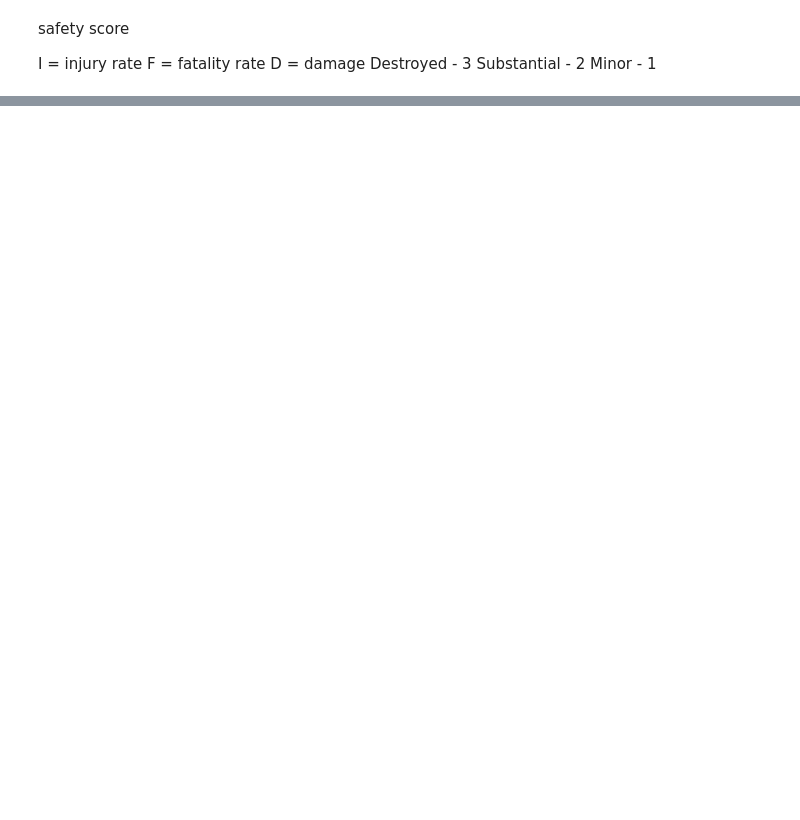
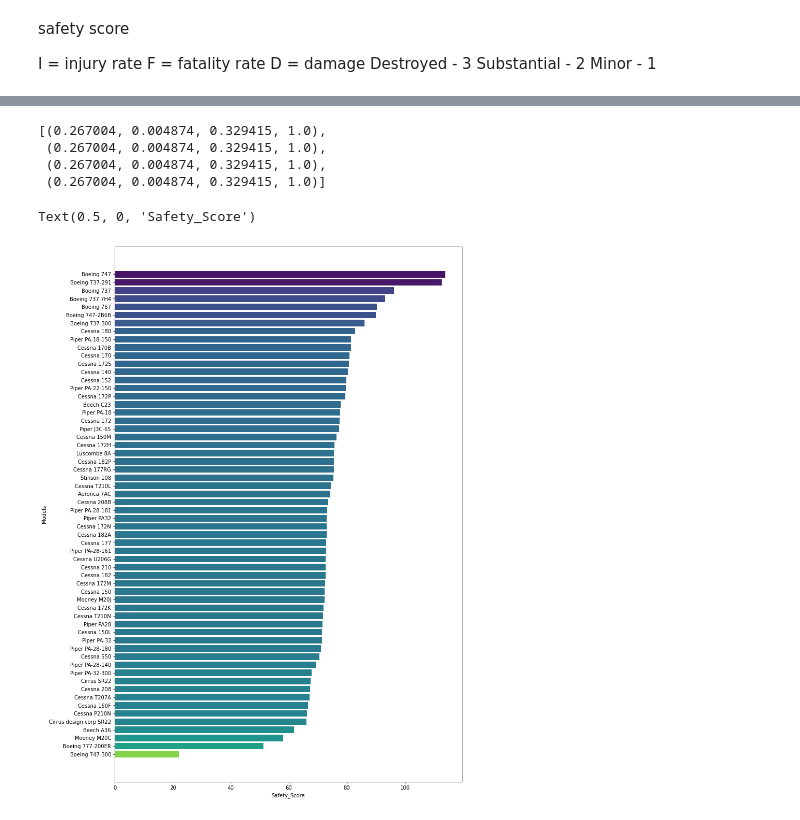
Before and after one commit to kaceyclougher/Phase-1-Project, a Jupyter notebook: Irwin's Analysis.ipynb, the cells around one changed output, grey strips where cells are left out. Drawn from its saved outputs; the diff is of its cells as text; code cells hidden in the pictures; blank space fills up the shorter version.

```diff
--- a/Irwin's Analysis.ipynb
+++ b/Irwin's Analysis.ipynb
@@ -293,4 +251,4 @@ Model_safety_score_df['Safety_Score'] = (
     10 * Model_safety_score_df['Fatality_Rate'] + 30 * Model_safety_score_df['Injury_Rate'] +  60 * Model_safety_score_df['Survival_Rate'] +
     10 * Model_safety_score_df['Destroyed_Rate'] + 30 * Model_safety_score_df['Substantial_Rate']+ 60 * Model_safety_score_df['Minor_Rate'])
 
-Model_safety_score_df.sort_values(by=['Safety_Score'], ascending=False)
+Model_safety_score_df.sort_values(by=['Safety_Score'], ascending=True, inplace=True)
@@ -315,0 +255,33 @@ Model_safety_score_df.sort_values(by=['Safety_Score'], ascending=False)
+# %%
+colors
+# %% [output]
+[(0.267004, 0.004874, 0.329415, 1.0),
+ (0.267004, 0.004874, 0.329415, 1.0),
+ (0.267004, 0.004874, 0.329415, 1.0),
+ (0.267004, 0.004874, 0.329415, 1.0)]
+# %%
+fig, ax = plt.subplots(figsize=(12,19))
+
+color_map = plt.cm.viridis_r
+bin_edges = np.linspace(0, 120, 200)
+colors = [color_map((bin_edges[i] + bin_edges[i+1])/2) for i in range(199)]
+safety_scores = Model_safety_score_df['Safety_Score']
+# bin_indices = np.digitize(safety_scores, bin_edges) - 1
+
+# for index, (make, row) in enumerate(Model_safety_score_df.iterrows()):
+#     safety_score = row['Safety_Score']
+#     color = colors[bin_indices[idx]]
+#     ax.barh(make, safety_score, color=color)
+
+normalized_scores = (safety_scores - min(bin_edges)) / (max(bin_edges) - min(bin_edges))
+
+for idx, (make, row) in enumerate(Model_safety_score_df.iterrows()):
+    normalized_score = normalized_scores[idx]
+    color = color_map(normalized_score)
+    ax.barh(make, row['Safety_Score'], color=color)
+
+ax.set_ylabel('Models')
+ax.set_xlabel('Safety_Score')
+# %% [output]
+Text(0.5, 0, 'Safety_Score')
+[figure, added]
```
Also changed, not shown: parts of 7 cells of this notebook.
